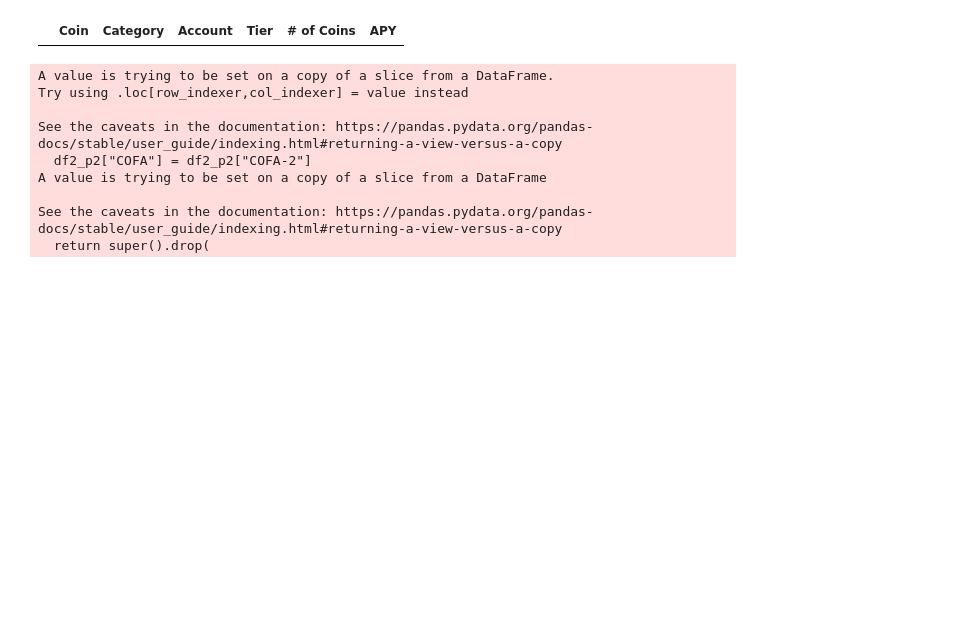
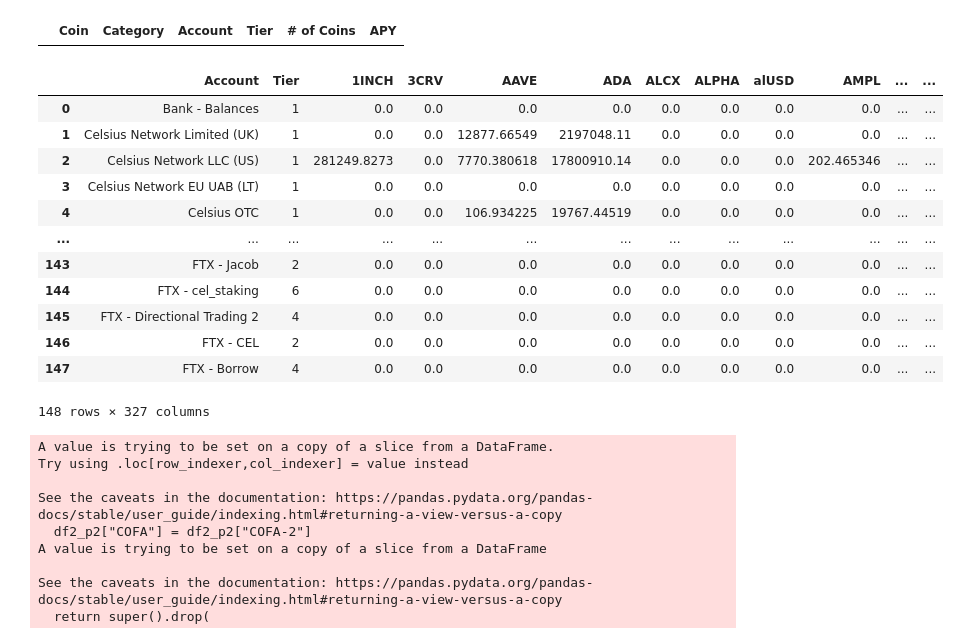
Before and after one commit to GabrielChoukroun/waterfall_python, a Jupyter notebook: portfolio_waterfall_live.ipynb, the cells around one changed output. Drawn from its saved outputs; the diff is of its cells as text; code cells hidden in the pictures; blank space fills up the shorter version.

```diff
--- a/portfolio_waterfall_live.ipynb
+++ b/portfolio_waterfall_live.ipynb
@@ -651,6 +644,22 @@ col_names = ["Coin", "Category", "Account", "Tier", "# of Coins",
 df1
 # %% [output]
 |  | Coin | Category | Account | Tier | # of Coins | APY |
+# %%
+coin_stat_tier_apy
+# %% [output]
+|  | Account | Tier | 1INCH | 3CRV | AAVE | ADA | ALCX | ALPHA | alUSD | AMPL | ... | ... |
+| 0 | Bank - Balances | 1 | 0.0 | 0.0 | 0.0 | 0.0 | 0.0 | 0.0 | 0.0 | 0.0 | ... | ... |
+| 1 | Celsius Network Limited (UK) | 1 | 0.0 | 0.0 | 12877.66549 | 2197048.11 | 0.0 | 0.0 | 0.0 | 0.0 | ... | ... |
+| 2 | Celsius Network LLC (US) | 1 | 281249.8273 | 0.0 | 7770.380618 | 17800910.14 | 0.0 | 0.0 | 0.0 | 202.465346 | ... | ... |
+| 3 | Celsius Network EU UAB (LT) | 1 | 0.0 | 0.0 | 0.0 | 0.0 | 0.0 | 0.0 | 0.0 | 0.0 | ... | ... |
+| 4 | Celsius OTC | 1 | 0.0 | 0.0 | 106.934225 | 19767.44519 | 0.0 | 0.0 | 0.0 | 0.0 | ... | ... |
+| ... | ... | ... | ... | ... | ... | ... | ... | ... | ... | ... | ... | ... |
+| 143 | FTX - Jacob | 2 | 0.0 | 0.0 | 0.0 | 0.0 | 0.0 | 0.0 | 0.0 | 0.0 | ... | ... |
+| 144 | FTX - cel_staking | 6 | 0.0 | 0.0 | 0.0 | 0.0 | 0.0 | 0.0 | 0.0 | 0.0 | ... | ... |
+| 145 | FTX - Directional Trading 2 | 4 | 0.0 | 0.0 | 0.0 | 0.0 | 0.0 | 0.0 | 0.0 | 0.0 | ... | ... |
+| 146 | FTX - CEL | 2 | 0.0 | 0.0 | 0.0 | 0.0 | 0.0 | 0.0 | 0.0 | 0.0 | ... | ... |
+| 147 | FTX - Borrow | 4 | 0.0 | 0.0 | 0.0 | 0.0 | 0.0 | 0.0 | 0.0 | 0.0 | ... | ... |
+148 rows × 327 columns
 # %%
 # Fill df1 Dataframe coin by coin
 for coin in coin_list:
```
Also changed, not shown: parts of 21 cells of this notebook, 2 other files.
